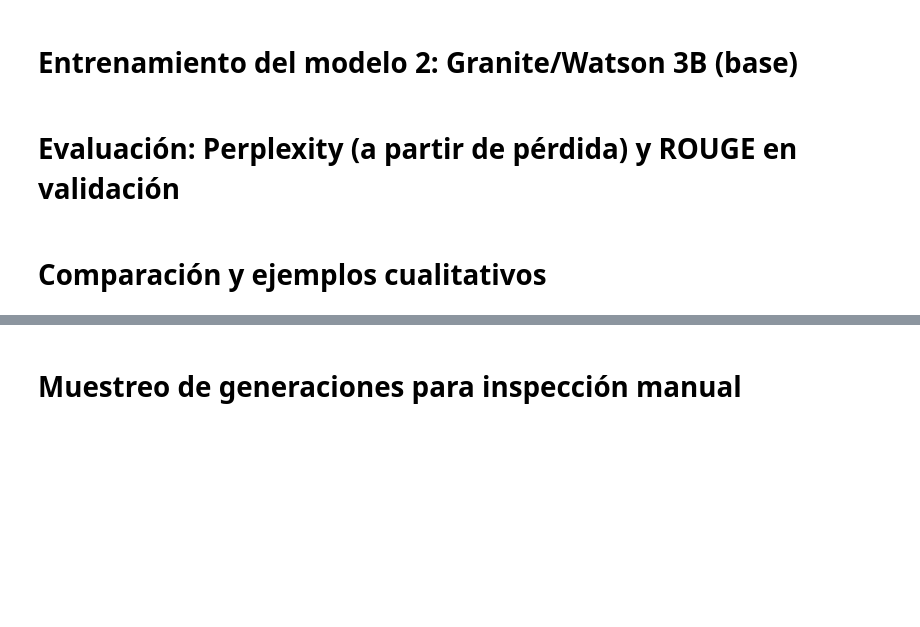
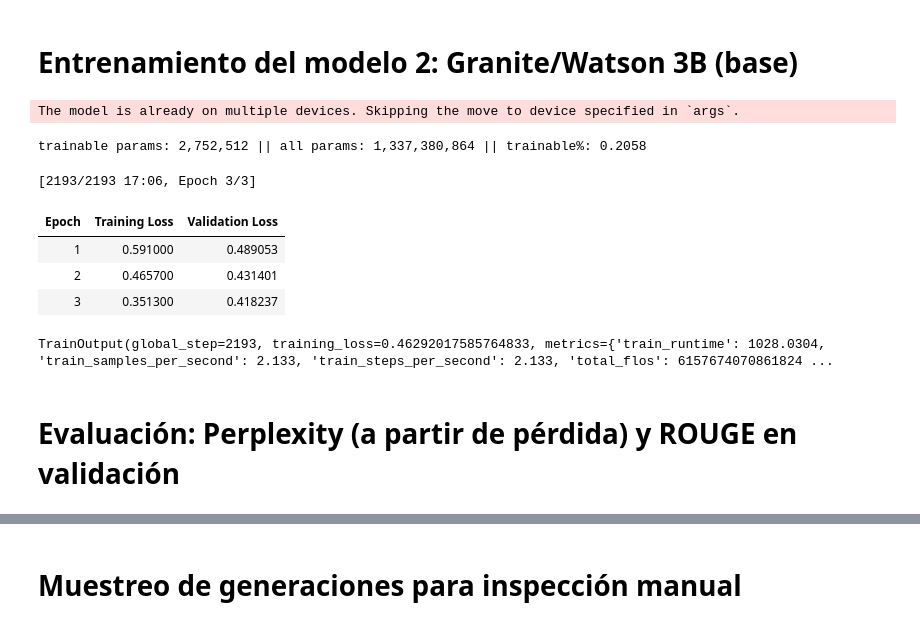
Before and after one commit to Alvarofp537/MG-LoRA-RAG, a Jupyter notebook: LoRA.ipynb, the cells around one changed output, grey strips where cells are left out. Saved outputs shown, nothing was run; the diff lists cells and outputs as text; code cells hidden in the pictures; blank space fills up the shorter version.

```diff
--- a/LoRA.ipynb
+++ b/LoRA.ipynb
@@ -128,46 +215,52 @@ trainer_qwen.train()
 
 # Entrenamiento del modelo 2: Granite/Watson 3B (base)
 # %%
-granite_model_id = "ibm-granite/granite-3.1-3b-a800m-instruct"
+granite_model_id = "ibm-granite/granite-3.1-1b-a400m-instruct"
 
 granite_tok = AutoTokenizer.from_pretrained(granite_model_id)
 if granite_tok.pad_token is None and granite_tok.eos_token:
     granite_tok.pad_token = granite_tok.eos_token
 
 tok_granite = dataset.map(make_tokenize_fn(granite_tok), batched=False)
 collator_granite = DataCollatorForCausalLM(granite_tok)
 
 granite_base = AutoModelForCausalLM.from_pretrained(
     granite_model_id,
-    torch_dtype=torch.bfloat16,
-    device_map="auto"
+    device_map="auto",
 )
+
+
 granite_lora = get_peft_model(granite_base, lora_config)
 granite_lora.print_trainable_parameters()
 
 args_granite = TrainingArguments(
     output_dir="./granite3b-lora",
     num_train_epochs=3,
-    per_device_train_batch_size=4,
-    per_device_eval_batch_size=4,
-    gradient_accumulation_steps=4,
-    learning_rate=2e-4,
-    warmup_ratio=0.05,
-    logging_steps=50,
-    evaluation_strategy="steps",
-    eval_steps=200,
-    save_steps=200,
-    save_total_limit=2,
-    fp16=False,
-    bf16=True,
-    dataloader_num_workers=2,
-    report_to=[],
+    per_device_train_batch_size=1,   # Reducido de 8 a 4
+    per_device_eval_batch_size=1,   # Reducido de 16 a 8
+    learning_rate=2e-4,              # Learning rate (típicamente más alto con LoRA: 1e-4 a 3e-4)
+    weight_decay=0.01,               # Regularización L2
+    eval_strategy="epoch",           # Evaluar al final de cada época
+    save_strategy="no",              # No guardar checkpoints (para rapidez)
+    logging_steps=50,                # Log cada 50 steps
+    report_to="none",                # No reportar a wandb/tensorboard
+    fp16=torch.cuda.is_available(),  # Mixed precision training si hay GPU
 )
+
 trainer_granite = Trainer(
     model=granite_lora,
     args=args_granite,
     train_dataset=tok_granite["train"],
     eval_dataset=tok_granite["validation"],
     data_collator=collator_granite,
 )
 trainer_granite.train()
+# %% [output]
+The model is already on multiple devices. Skipping the move to device specified in `args`.
+trainable params: 2,752,512 || all params: 1,337,380,864 || trainable%: 0.2058
+[2193/2193 17:06, Epoch 3/3]
+| Epoch | Training Loss | Validation Loss |
+| 1 | 0.591000 | 0.489053 |
+| 2 | 0.465700 | 0.431401 |
+| 3 | 0.351300 | 0.418237 |
+TrainOutput(global_step=2193, training_loss=0.46292017585764833, metrics={'train_runtime': 1028.0304, 'train_samples_per_second': 2.133, 'train_steps_per_second': 2.133, 'total_flos': 6157674070861824 ...
@@ -218,2 +301,0 @@ res_qwen, res_granite
-# %% [markdown]
-# Comparación y ejemplos cualitativos
```
Also changed, not shown: parts of 22 cells of this notebook.
